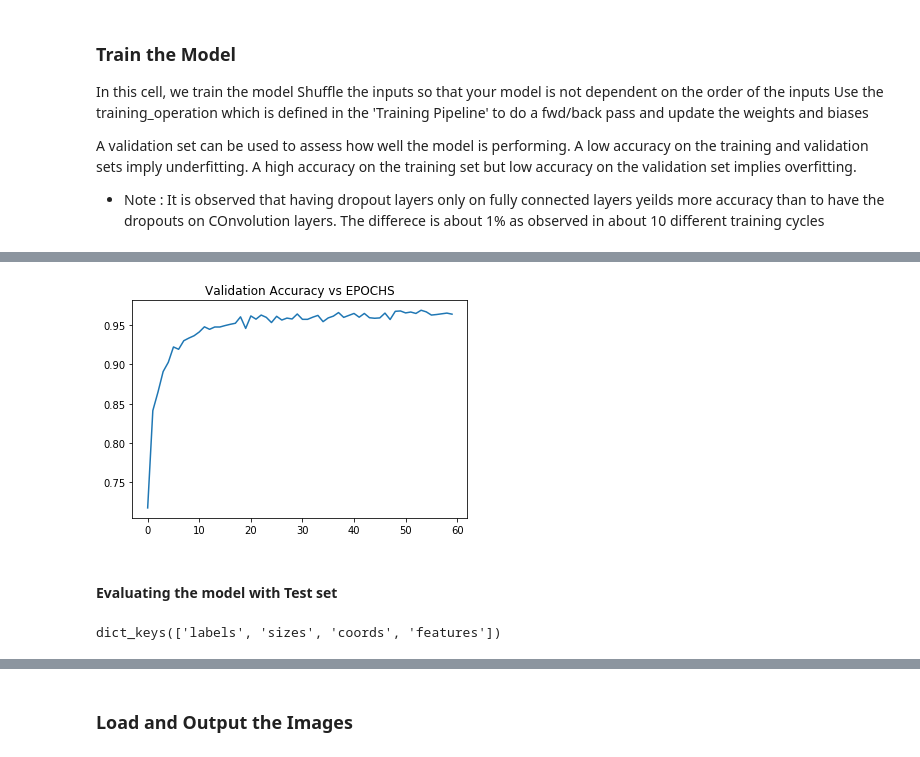
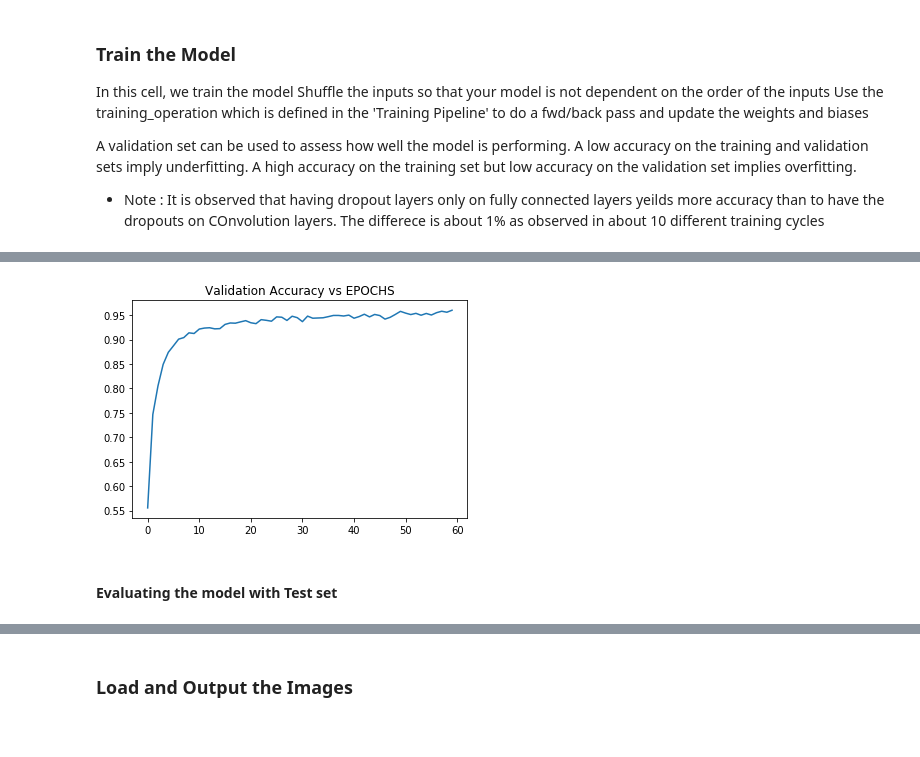
Before and after one commit to mymachinelearnings/CarND-Traffic-Sign-Classifier-Project, a Jupyter notebook: Traffic_Sign_Classifier.ipynb, the cells around one changed output, grey strips where cells are left out. Cells and saved outputs as stored; diff of their text form; code cells hidden in the pictures.

Commit message:
model tested!

```diff
--- a/Traffic_Sign_Classifier.ipynb
+++ b/Traffic_Sign_Classifier.ipynb
@@ -376,7 +356,7 @@ sets imply underfitting. A high accuracy on the training set but low accuracy on
 
 - Note : It is observed that having dropout layers only on fully connected layers yeilds more accuracy than to have the dropouts on COnvolution layers. The differece is about 1% as observed in about 10 different training cycles
 # %%
-model_file = 'traffic_sign_model_noDropOnConv.ckpt'
+model_file = './traffic_sign_model'
 
 with tf.Session() as sess:
     sess.run(tf.global_variables_initializer())
@@ -427,4 +407,4 @@ Model Saved to traffic_sign_model_noDropOnConv.ckpt
-[figure, old version]
+[figure, new version]
 # %% [markdown]
 #### Evaluating the model with Test set
 # %%
@@ -435,7 +415,12 @@ with open(testing_file, mode='rb') as f:
 
 #Each pickled dataset is a dictionary of 4 keys
 #dict_keys(['sizes', 'labels', 'features', 'coords'])
-print(train.keys())
+#print(test.keys())
 X_test, y_test = test['features'], test['labels']
+
+#Same pre-processing as the training set
+X_test_shuffle, y_test_shuffle = shuffle(X_test, y_test)
+X_test_gry = grayscale(X_test_shuffle)
+X_test_clahe = clahe_equalize(X_test_gry)
+X_test_shuffle_normalized = normalize(X_test_clahe)
+X_test, y_test = X_test_shuffle_normalized, y_test_shuffle
-# %% [output]
-dict_keys(['labels', 'sizes', 'coords', 'features'])
```
Also changed, not shown: parts of 13 cells of this notebook, 4 other files.
